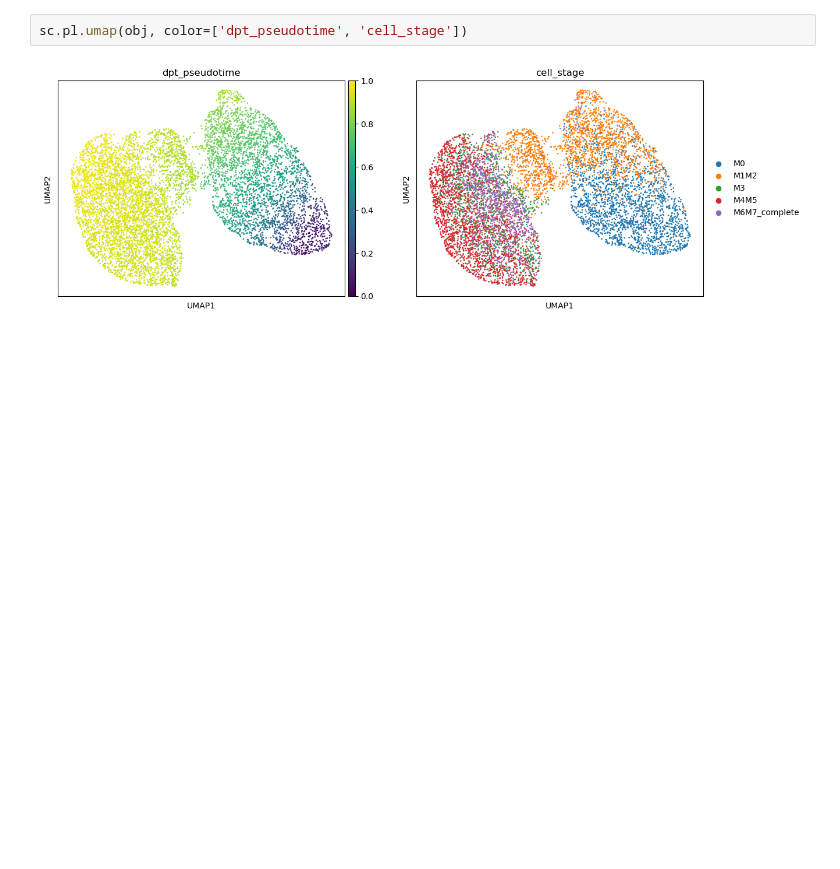
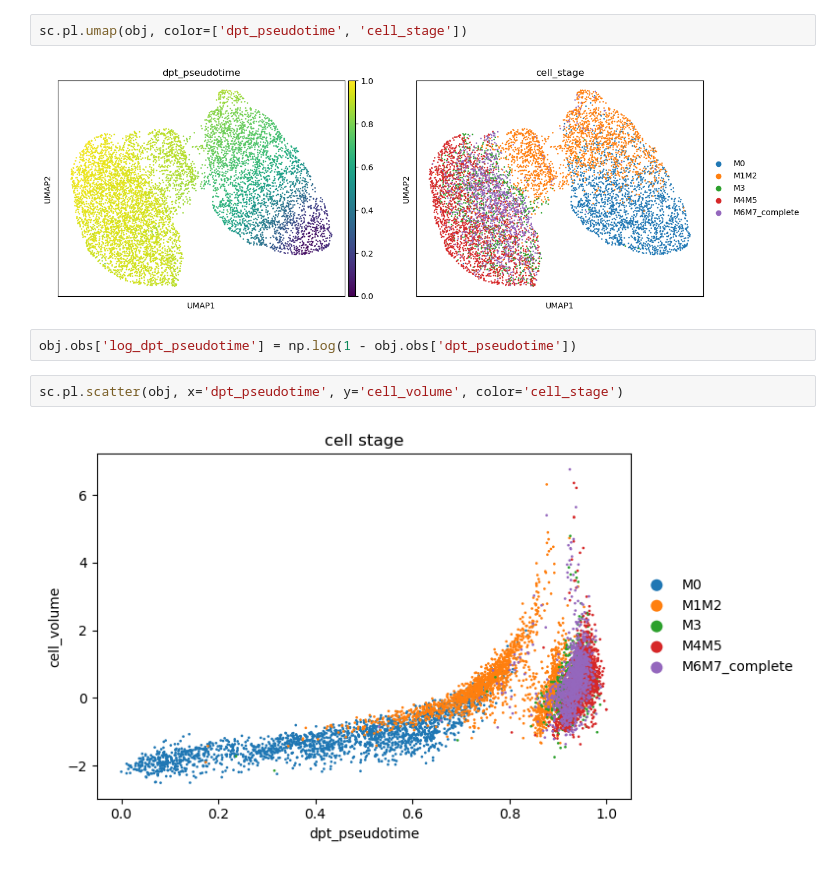
Before and after one commit to cwinsnes/cytodata-hackathon-base, a Jupyter notebook: pseudotime/pseudotime_analysis.ipynb, the cells around one changed output. Saved outputs shown, nothing was run; the diff lists cells and outputs as text; blank space fills up the shorter version.

Commit message:
updating pseudotime

```diff
--- a/pseudotime/pseudotime_analysis.ipynb
+++ b/pseudotime/pseudotime_analysis.ipynb
@@ -171,3 +172,9 @@ AnnData object with n_obs × n_vars = 8179 × 6
 sc.pl.umap(obj, color=['dpt_pseudotime', 'cell_stage'])
 # %% [output]
 [figure]
+# %%
+obj.obs['log_dpt_pseudotime'] = np.log(1 - obj.obs['dpt_pseudotime'])
+# %%
+sc.pl.scatter(obj, x='dpt_pseudotime', y='cell_volume', color='cell_stage')
+# %% [output]
+[figure, added]
```
Also changed, not shown: parts of 11 cells of this notebook.
